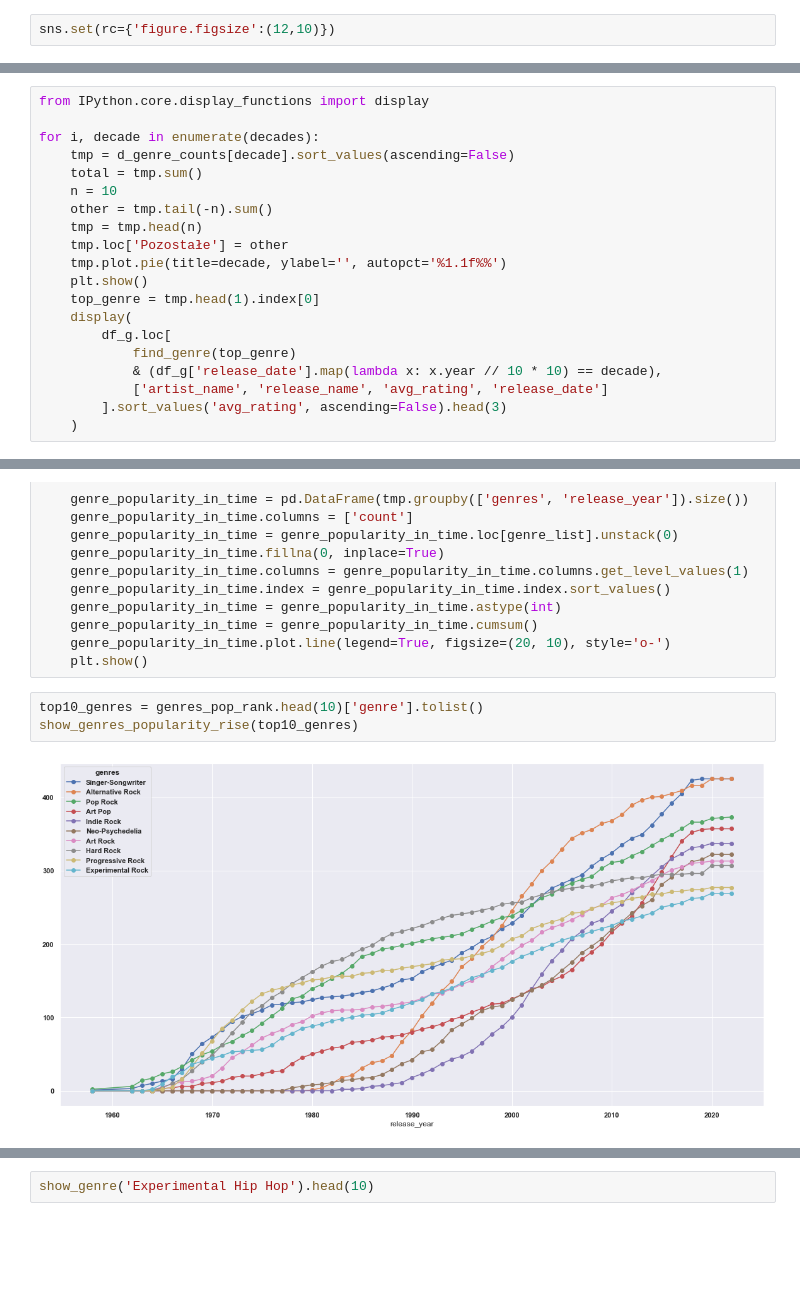
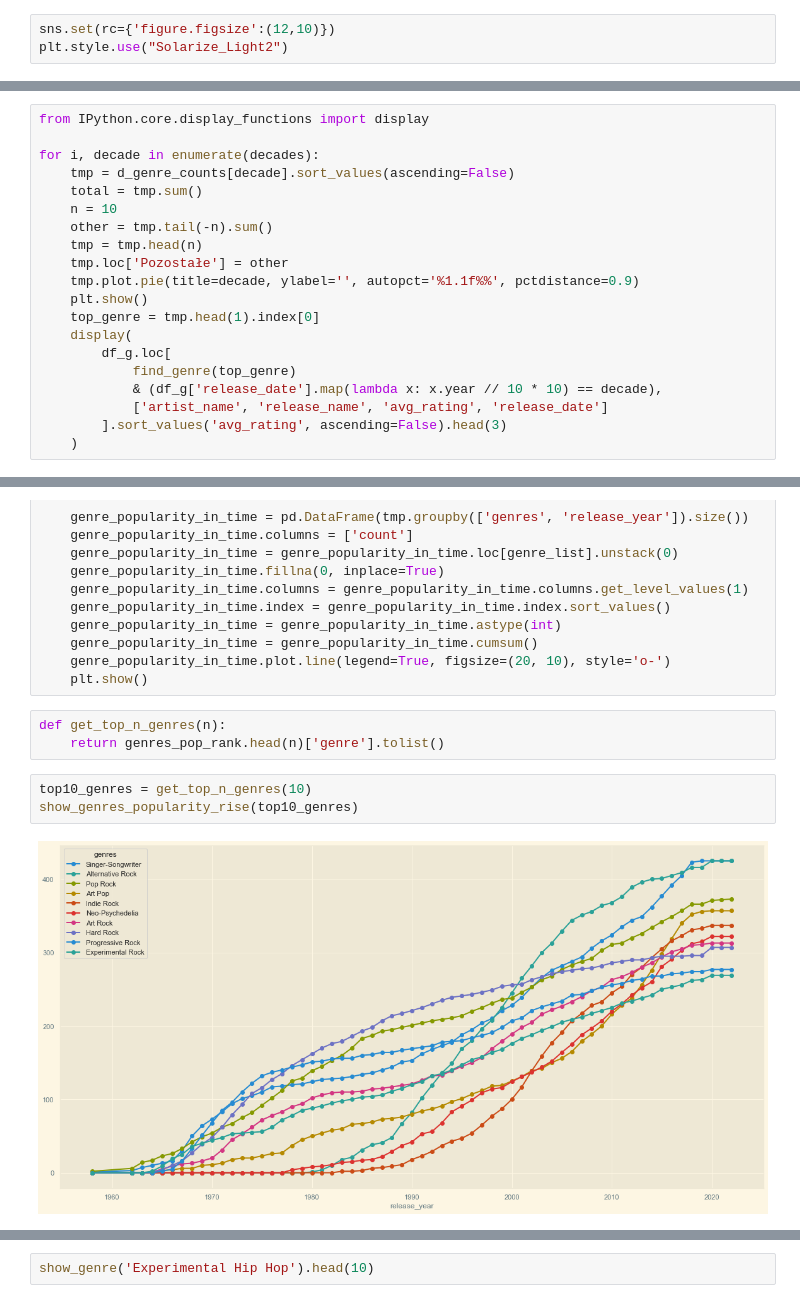
Before and after one commit to panierka/RymTop5000Albums, a Jupyter notebook: eda.ipynb, the cells around one changed output, grey strips where cells are left out. Drawn from its saved outputs; the diff is of its cells as text; blank space fills up the shorter version.

```diff
--- a/eda.ipynb
+++ b/eda.ipynb
@@ -5,6 +5,7 @@ import seaborn as sns
 import numpy as np
 # %%
 sns.set(rc={'figure.figsize':(12,10)})
+plt.style.use("Solarize_Light2")
 # %%
 df = pd.read_csv('data/rym_clean1.csv', index_col=0)
 df
@@ -311,7 +312,7 @@ for i, decade in enumerate(decades):
     other = tmp.tail(-n).sum()
     tmp = tmp.head(n)
     tmp.loc['Pozostałe'] = other
-    tmp.plot.pie(title=decade, ylabel='', autopct='%1.1f%%')
+    tmp.plot.pie(title=decade, ylabel='', autopct='%1.1f%%', pctdistance=0.9)
     plt.show()
     top_genre = tmp.head(1).index[0]
     display(
@@ -369,11 +370,14 @@ def show_genres_popularity_rise(genre_list):
     genre_popularity_in_time = genre_popularity_in_time.cumsum()
     genre_popularity_in_time.plot.line(legend=True, figsize=(20, 10), style='o-')
     plt.show()
+# %%
+def get_top_n_genres(n):
+    return genres_pop_rank.head(n)['genre'].tolist()
 # %%
-top10_genres = genres_pop_rank.head(10)['genre'].tolist()
+top10_genres = get_top_n_genres(10)
 show_genres_popularity_rise(top10_genres)
 # %% [output]
-[figure, old version]
+[figure, new version]
 # %%
 show_genres_popularity_rise(['Post-Punk', 'Space Rock', 'Synthpop', 'Dream Pop', 'Baroque Pop'])
 # %% [output]
```
Also changed, not shown: parts of 12 cells of this notebook, 1 other file.
